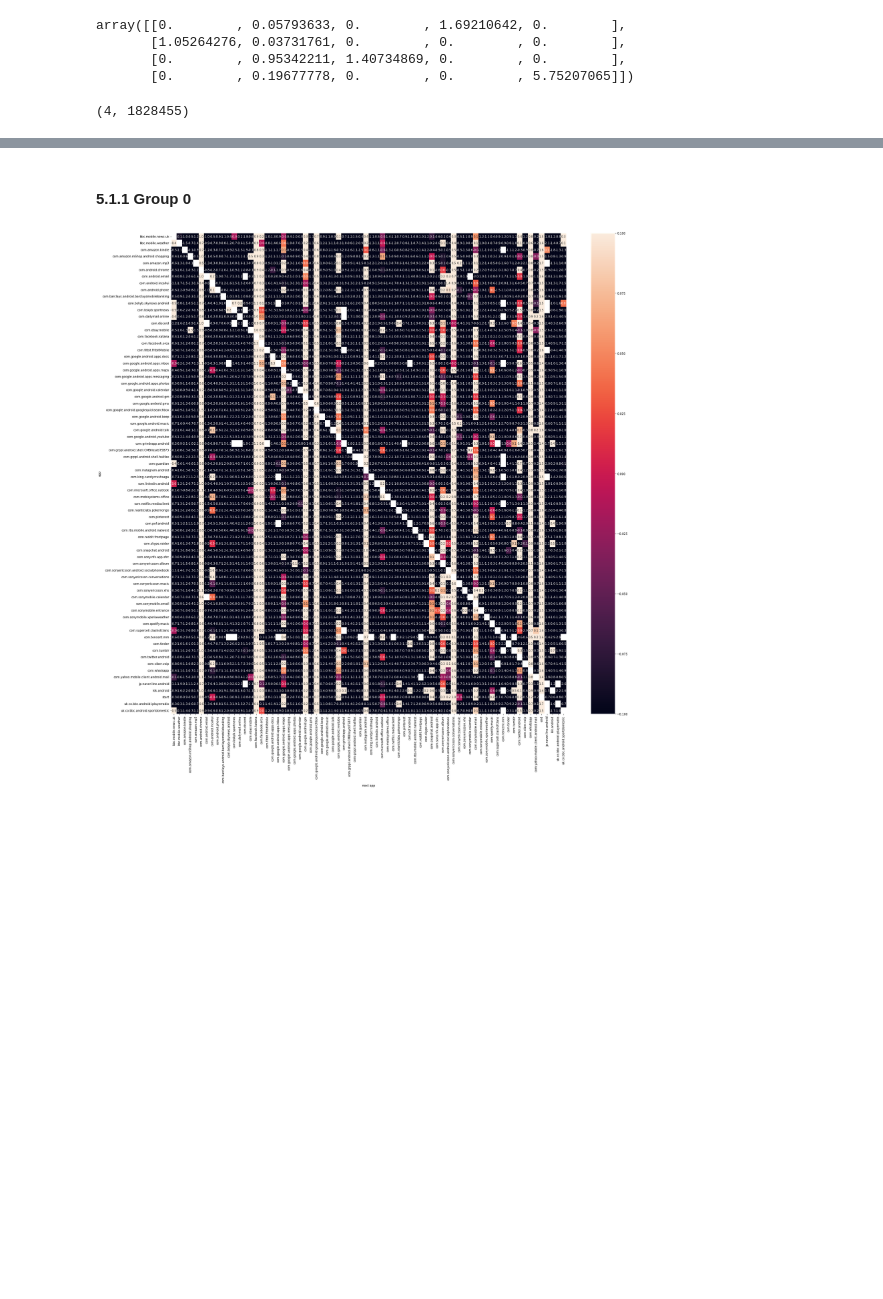
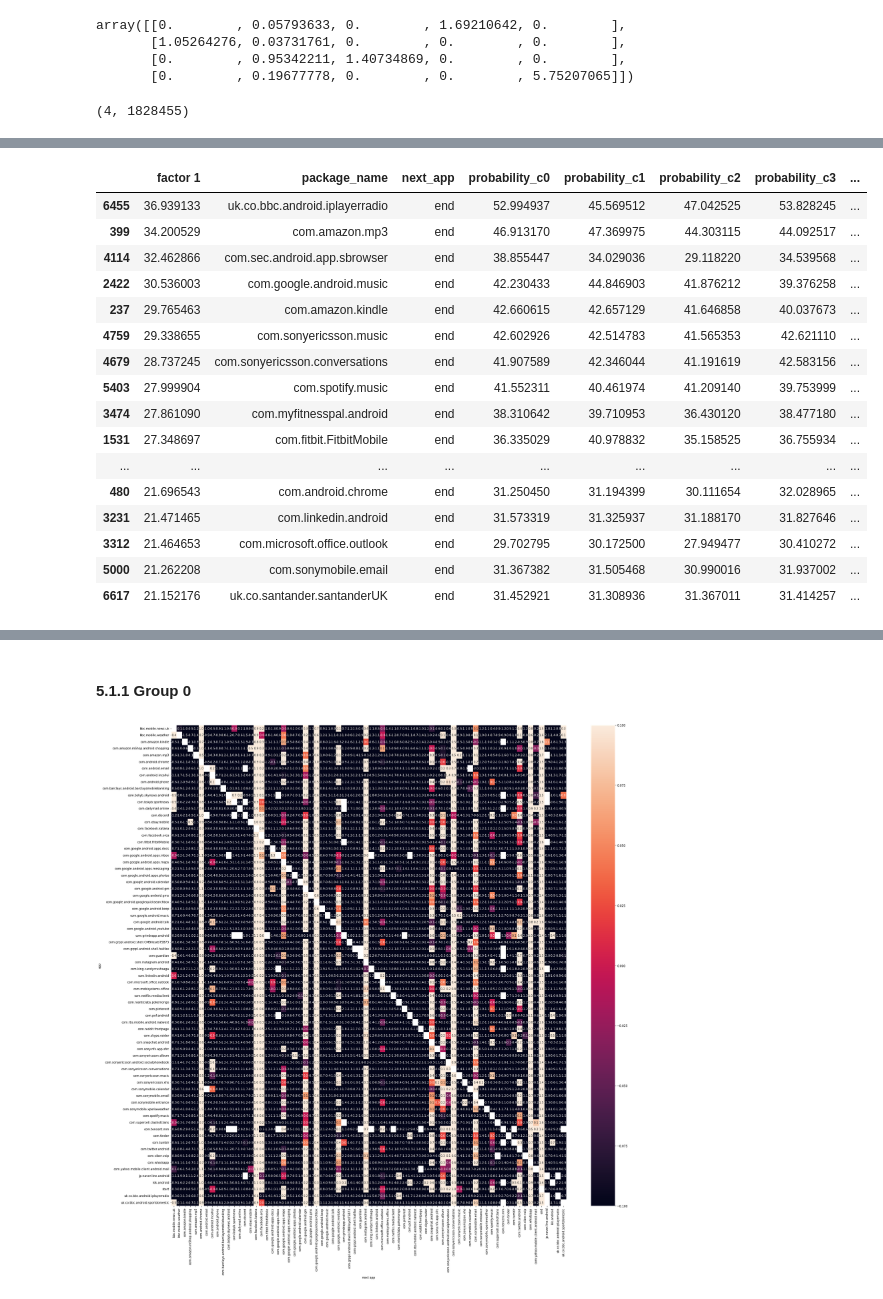
Before and after one commit to ClaraAndersen/motifs_and_competition_in_app_usage, a Jupyter notebook: app_groups.ipynb, the cells around one changed output, grey strips where cells are left out. Saved outputs shown, nothing was run; the diff lists cells and outputs as text; code cells hidden in the pictures; blank space fills up the shorter version.

```diff
--- a/app_groups.ipynb
+++ b/app_groups.ipynb
@@ -1250,0 +1379,20 @@ len(frequent_apps_c0)*len(frequent_apps_c0)
+# %%
+pd.DataFrame(W[1].nlargest(50)).join(full_transition_matrix).rename(columns={1:'factor 1'})
+# %% [output]
+|  | factor 1 | package_name | next_app | probability_c0 | probability_c1 | probability_c2 | probability_c3 | ... |
+| 6455 | 36.939133 | uk.co.bbc.android.iplayerradio | end | 52.994937 | 45.569512 | 47.042525 | 53.828245 | ... |
+| 399 | 34.200529 | com.amazon.mp3 | end | 46.913170 | 47.369975 | 44.303115 | 44.092517 | ... |
+| 4114 | 32.462866 | com.sec.android.app.sbrowser | end | 38.855447 | 34.029036 | 29.118220 | 34.539568 | ... |
+| 2422 | 30.536003 | com.google.android.music | end | 42.230433 | 44.846903 | 41.876212 | 39.376258 | ... |
+| 237 | 29.765463 | com.amazon.kindle | end | 42.660615 | 42.657129 | 41.646858 | 40.037673 | ... |
+| 4759 | 29.338655 | com.sonyericsson.music | end | 42.602926 | 42.514783 | 41.565353 | 42.621110 | ... |
+| 4679 | 28.737245 | com.sonyericsson.conversations | end | 41.907589 | 42.346044 | 41.191619 | 42.583156 | ... |
+| 5403 | 27.999904 | com.spotify.music | end | 41.552311 | 40.461974 | 41.209140 | 39.753999 | ... |
+| 3474 | 27.861090 | com.myfitnesspal.android | end | 38.310642 | 39.710953 | 36.430120 | 38.477180 | ... |
+| 1531 | 27.348697 | com.fitbit.FitbitMobile | end | 36.335029 | 40.978832 | 35.158525 | 36.755934 | ... |
+| ... | ... | ... | ... | ... | ... | ... | ... | ... |
+| 480 | 21.696543 | com.android.chrome | end | 31.250450 | 31.194399 | 30.111654 | 32.028965 | ... |
+| 3231 | 21.471465 | com.linkedin.android | end | 31.573319 | 31.325937 | 31.188170 | 31.827646 | ... |
+| 3312 | 21.464653 | com.microsoft.office.outlook | end | 29.702795 | 30.172500 | 27.949477 | 30.410272 | ... |
+| 5000 | 21.262208 | com.sonymobile.email | end | 31.367382 | 31.505468 | 30.990016 | 31.937002 | ... |
+| 6617 | 21.152176 | uk.co.santander.santanderUK | end | 31.452921 | 31.308936 | 31.367011 | 31.414257 | ... |
```
Also changed, not shown: parts of 79 cells of this notebook.
